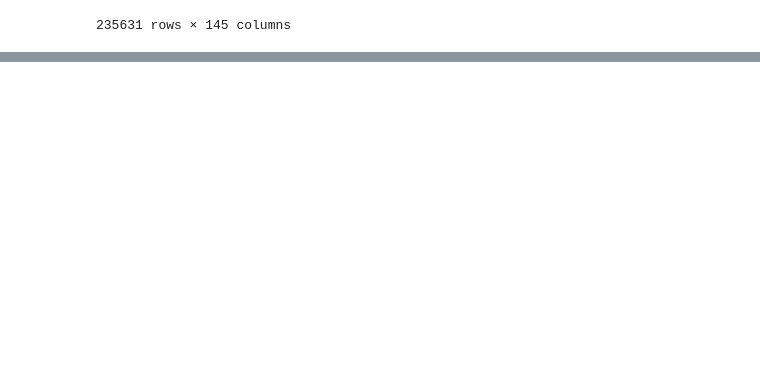
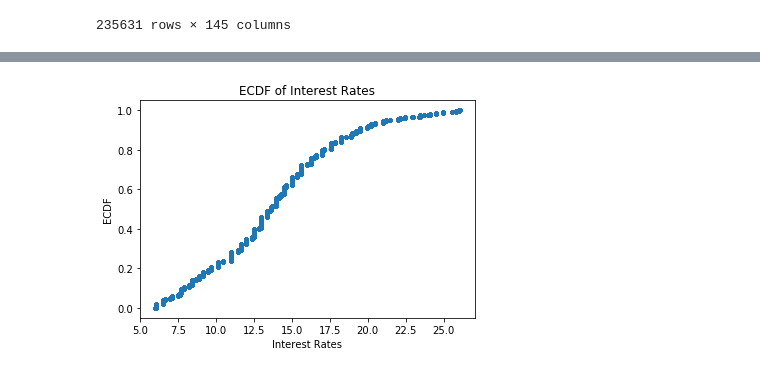
Before and after one commit to alan13519/P2PLending, a Jupyter notebook: P2P_EDA_Data_Cleaning.ipynb, the cells around one changed output, grey strips where cells are left out. Drawn from its saved outputs; the diff is of its cells as text; code cells hidden in the pictures; blank space fills up the shorter version.

```diff
--- a/P2P_EDA_Data_Cleaning.ipynb
+++ b/P2P_EDA_Data_Cleaning.ipynb
@@ -112,0 +169,3 @@ df_p2p['secondary_app_credit_length'] = df_p2p['secondary_app_credit_length'].dt
+# %%
+# Drop the columns that have mostly NaNs
+df_p2p.drop(axis=1, columns=['orig_projected_additional_accrued_interest', 'desc'], inplace=True)
@@ -112,0 +206,3 @@ df_p2p['secondary_app_credit_length'] = df_p2p['secondary_app_credit_length'].dt
+# %%
+# More conversion
+df_p2p['term'] = df_p2p['term'].str.strip('months').astype(int)/12
@@ -112,0 +230,33 @@ df_p2p['secondary_app_credit_length'] = df_p2p['secondary_app_credit_length'].dt
+# %%
+import numpy as np
+def ecdf(data):
+    """Compute ECDF for a one-dimensional array of measurements."""
+    # Number of data points: n
+    n = len(data)
+
+    # x-data for the ECDF: x
+    x = np.sort(data)
+
+    # y-data for the ECDF: y
+    y = np.arange(1, n+1) / n
+
+    return x, y
+# %%
+def plot_ecdf(data, name=' '):
+    '''Calculate and plot the ecdf of a given dataset'''
+
+    x, y = ecdf(data)
+
+    plt.plot(x, y, marker='.', linestyle='none')
+
+    # Label the axes
+    _ = plt.xlabel(name)
+    _ = plt.ylabel('ECDF')
+    _ = plt.title('ECDF of {}'.format(name))
+
+    # Display the plot
+    plt.show()
+# %%
+plot_ecdf(df_p2p['int_rate'], 'Interest Rates')
+# %% [output]
+[figure, added]
```
Also changed, not shown: parts of 19 cells of this notebook.
